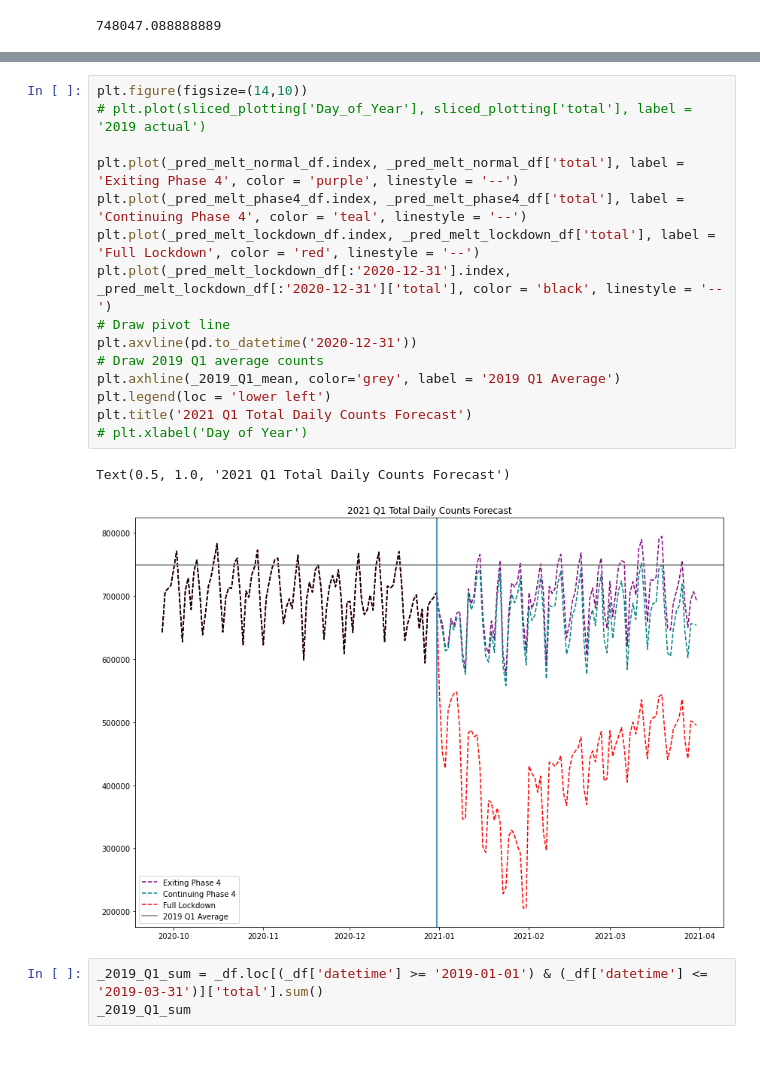
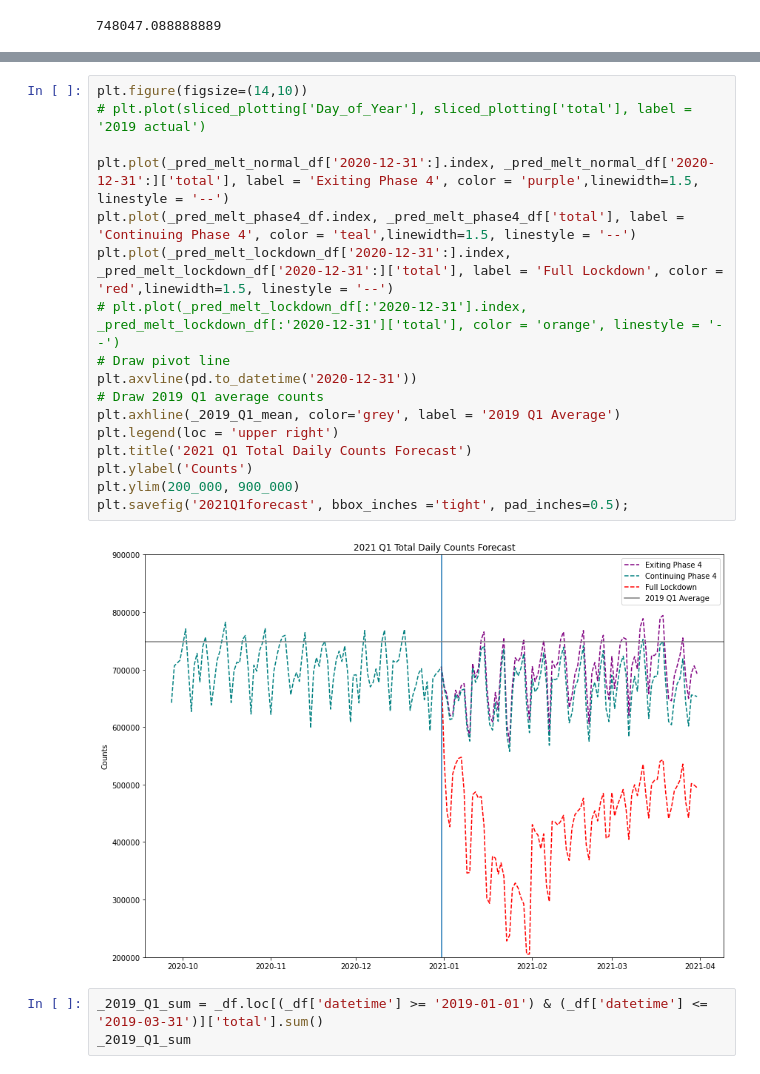
Before and after one commit to albertum1/Time_Series_MTABT, a Jupyter notebook: MTABT_Forecast.ipynb, the cells around one changed output, grey strips where cells are left out. Cells and saved outputs as stored; diff of their text form.

Commit message:
adding EDA, models, forecast 8:00PM

```diff
--- a/MTABT_Forecast.ipynb
+++ b/MTABT_Forecast.ipynb
@@ -591,21 +608,22 @@ _2019_Q1_mean
 # %%
 plt.figure(figsize=(14,10))
 # plt.plot(sliced_plotting['Day_of_Year'], sliced_plotting['total'], label = '2019 actual')
 
-plt.plot(_pred_melt_normal_df.index, _pred_melt_normal_df['total'], label = 'Exiting Phase 4', color = 'purple', linestyle = '--')
-plt.plot(_pred_melt_phase4_df.index, _pred_melt_phase4_df['total'], label = 'Continuing Phase 4', color = 'teal', linestyle = '--')
-plt.plot(_pred_melt_lockdown_df.index, _pred_melt_lockdown_df['total'], label = 'Full Lockdown', color = 'red', linestyle = '--')
-plt.plot(_pred_melt_lockdown_df[:'2020-12-31'].index, _pred_melt_lockdown_df[:'2020-12-31']['total'], color = 'black', linestyle = '--')
+plt.plot(_pred_melt_normal_df['2020-12-31':].index, _pred_melt_normal_df['2020-12-31':]['total'], label = 'Exiting Phase 4', color = 'purple',linewidth=1.5, linestyle = '--')
+plt.plot(_pred_melt_phase4_df.index, _pred_melt_phase4_df['total'], label = 'Continuing Phase 4', color = 'teal',linewidth=1.5, linestyle = '--')
+plt.plot(_pred_melt_lockdown_df['2020-12-31':].index, _pred_melt_lockdown_df['2020-12-31':]['total'], label = 'Full Lockdown', color = 'red',linewidth=1.5, linestyle = '--')
+# plt.plot(_pred_melt_lockdown_df[:'2020-12-31'].index, _pred_melt_lockdown_df[:'2020-12-31']['total'], color = 'orange', linestyle = '--')
 # Draw pivot line
 plt.axvline(pd.to_datetime('2020-12-31'))
 # Draw 2019 Q1 average counts
 plt.axhline(_2019_Q1_mean, color='grey', label = '2019 Q1 Average')
-plt.legend(loc = 'lower left')
+plt.legend(loc = 'upper right')
 plt.title('2021 Q1 Total Daily Counts Forecast')
-# plt.xlabel('Day of Year')
+plt.ylabel('Counts')
+plt.ylim(200_000, 900_000)
+plt.savefig('2021Q1forecast', bbox_inches ='tight', pad_inches=0.5);
 # %% [output]
-Text(0.5, 1.0, '2021 Q1 Total Daily Counts Forecast')
-[figure, old version]
+[figure, new version]
 # %%
 _2019_Q1_sum = _df.loc[(_df['datetime'] >= '2019-01-01') & (_df['datetime'] <= '2019-03-31')]['total'].sum()
 _2019_Q1_sum
```
Also changed, not shown: parts of 22 cells of this notebook, 2 other files.
